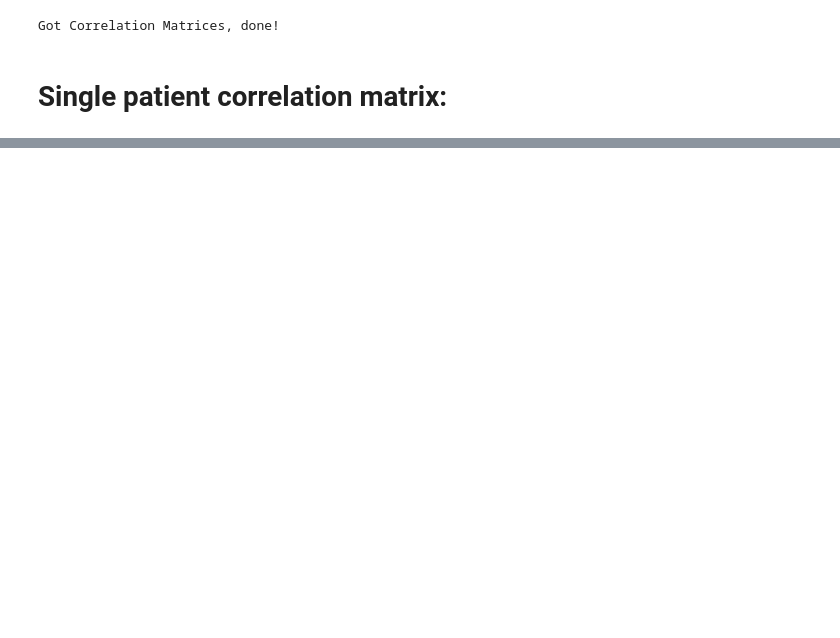
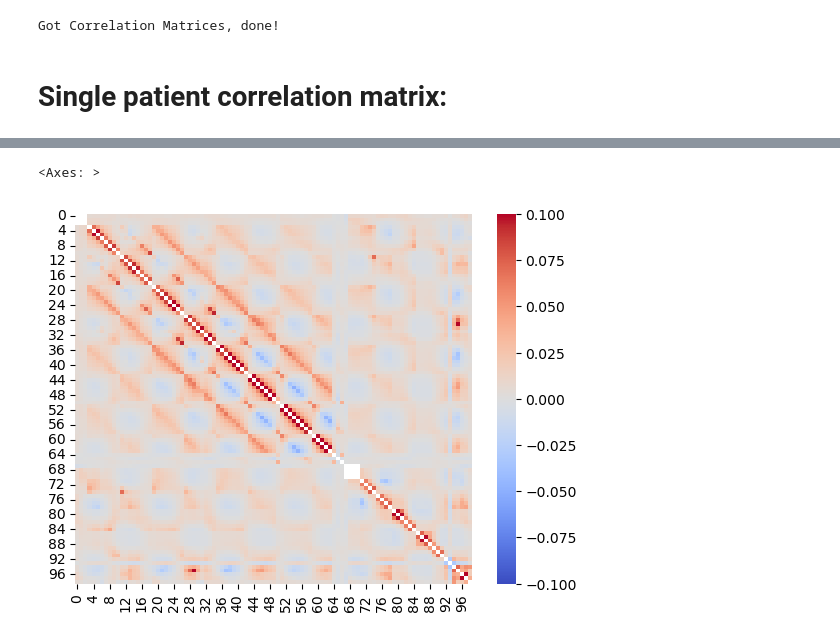
Before and after one commit to NoahWanless/SuperEeg-M467-project, a Jupyter notebook: test_new_u_method.ipynb, the cells around one changed output, grey strips where cells are left out. Drawn from its saved outputs; the diff is of its cells as text; code cells hidden in the pictures; blank space fills up the shorter version.

```diff
--- a/test_new_u_method.ipynb
+++ b/test_new_u_method.ipynb
@@ -46,0 +69,13 @@ U_det, loss = create_u(k=30,r=200,lamb=.95,patient_corr_mat=patient_corr_mat,xyz
+# %%
+dist_and_corr = patient_corr_mat[8].copy()
+dist_matrix = np.zeros_like(patient_corr_mat[8])
+
+len_dataframe = patient_corr_mat[8].shape[0]
+for i, location_row in enumerate(xyz_brain_8):
+    for j, location_col in enumerate(xyz_brain_8):
+        dist_and_corr.iloc[i,j] = patient_corr_mat[8].iloc[i,j] / np.sum(np.sqrt((location_row - location_col) ** 2))
+        dist_matrix[i,j] = np.sum(np.sqrt((location_row - location_col) ** 2))
+sns.heatmap(dist_and_corr, cmap='coolwarm')
+# %% [output]
+<Axes: >
+[figure, added]
```
Also changed, not shown: parts of 10 cells of this notebook.
